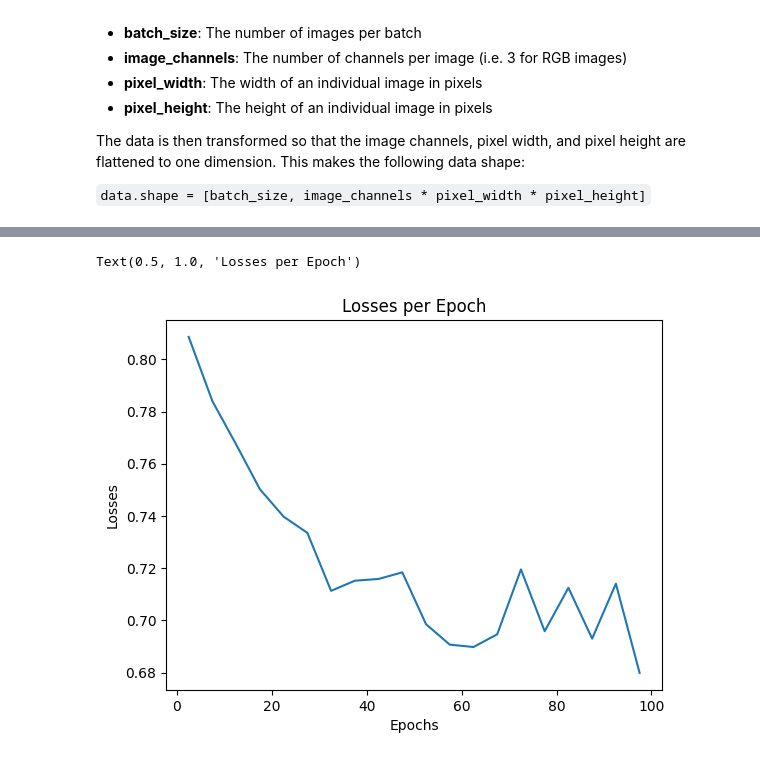
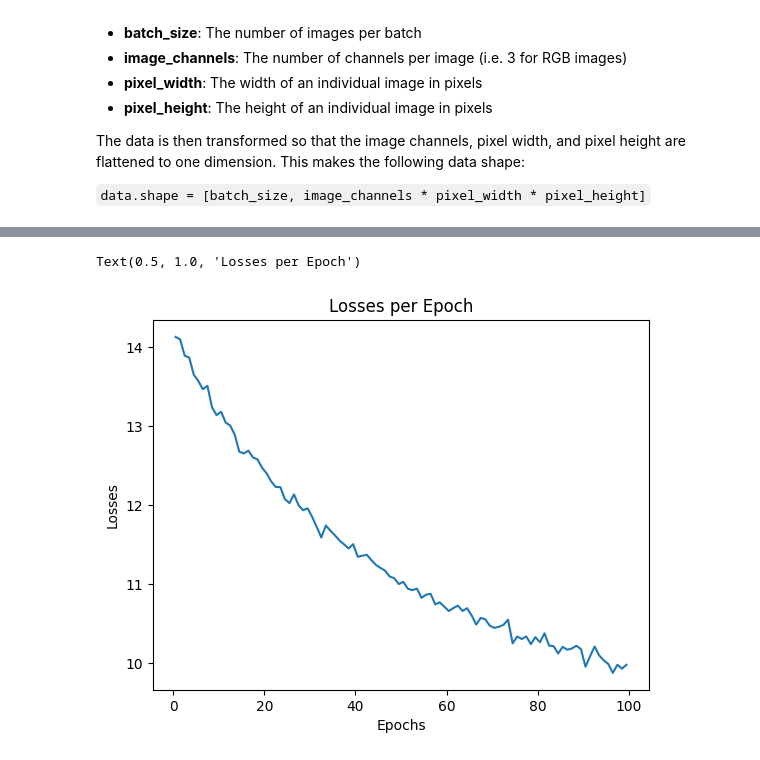
Before and after one commit to nvan21/Image-Classification-Tutorials, a Jupyter notebook: CIFAR.ipynb, the cells around one changed output, grey strips where cells are left out. Cells and saved outputs as stored; diff of their text form; code cells hidden in the pictures.

```diff
--- a/CIFAR.ipynb
+++ b/CIFAR.ipynb
@@ -102,3 +112,13 @@ cuda
+# %%
+# Create model and load previous model parameters if the file exists
+load_existing = True
+cnet = ConvNet().to(device)
+if os.path.exists("model.pt") and load_existing:
+    cnet.load_state_dict(torch.load("model.pt"))
+
+# Craete the loss function and optimizer
+loss_fn = nn.CrossEntropyLoss()
+optim = torch.optim.SGD(cnet.parameters(), lr=0.01)
 # %% [markdown]
 ### **Data Structure**
 
@@ -123,9 +143,13 @@ losses = []
 # Number of training epochs
 n_epochs = 100
 
+# Training start time
+start_time = time.time()
+
+cnet.train()
 for epoch in range(n_epochs):
-    print(f"Starting training for epoch {epoch}")
     N = len(train_loader)
+    epoch_loss = []
 
     for idx, (data, target) in enumerate(train_loader):
         data = data.to(device)
@@ -139,8 +163,18 @@ for epoch in range(n_epochs):
         optim.step()
 
         epochs.append(epoch + idx/N)
-        losses.append(loss.item())
+        epoch_loss.append(loss.item() * target.size(0))
+        losses.append(loss.item() * target.size(0))
 
-epochs = np.array(epochs)
-losses = np.array(losses)
+    print(f"Epoch: {epoch}")
+    print(f"Average epoch loss: {round(np.array(epoch_loss).mean(), 7)}")
+    print(f"Total training_time: {round(time.time() - start_time, 2)} s\n")
+
+with open("runs/epochs.pkl", "wb") as f:
+    pickle.dump(epochs, f)
+
+with open("runs/losses.pkl", "wb") as f:
+    pickle.dump(losses, f)
+
+torch.save(cnet.state_dict(), "model.pt")
 # %% [output]
@@ -164,10 +202,16 @@ Starting training for epoch 99
 # %%
-epochs_avg = epochs.reshape(20, -1).mean(axis=1)
-losses_avg = losses.reshape(20, -1).mean(axis=1)
+with open("runs/epochs.pkl", "rb") as f:
+    epochs = np.array(pickle.load(f))
+
+with open("runs/losses.pkl", "rb") as f:
+    losses = np.array(pickle.load(f))
+
+epochs_avg = epochs.reshape(n_epochs, -1).mean(axis=1)
+losses_avg = losses.reshape(n_epochs, -1).mean(axis=1)
 plt.plot(epochs_avg, losses_avg)
 plt.xlabel("Epochs")
 plt.ylabel("Losses")
 plt.title("Losses per Epoch")
 # %% [output]
 Text(0.5, 1.0, 'Losses per Epoch')
-[figure, old version]
+[figure, new version]
```
Also changed, not shown: parts of 12 cells of this notebook, 3 other files.
